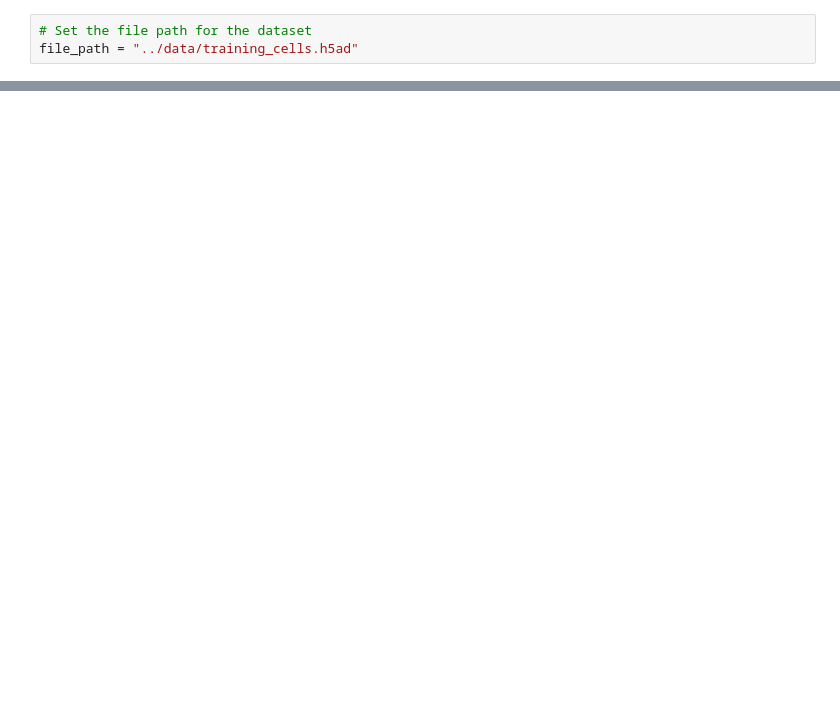
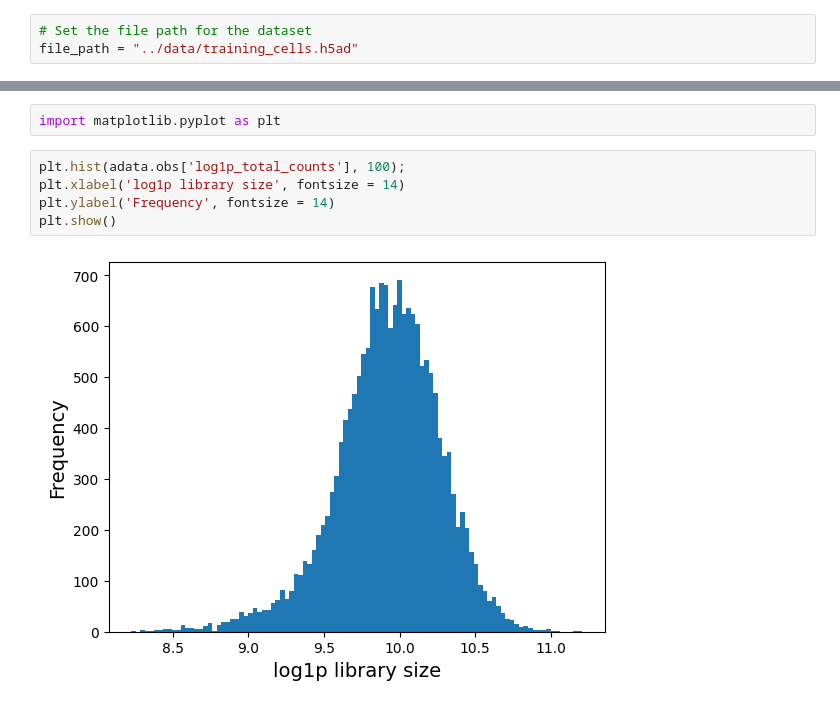
Before and after one commit to nayoungku1/myllia, a Jupyter notebook: notebook/eda-anndata.ipynb, the cells around one changed output, grey strips where cells are left out. Saved outputs shown, nothing was run; the diff lists cells and outputs as text; blank space fills up the shorter version.

```diff
--- a/notebook/eda-anndata.ipynb
+++ b/notebook/eda-anndata.ipynb
@@ -49,0 +163,9 @@ df_all.describe()
+# %%
+import matplotlib.pyplot as plt
+# %%
+plt.hist(adata.obs['log1p_total_counts'], 100);
+plt.xlabel('log1p library size', fontsize = 14)
+plt.ylabel('Frequency', fontsize = 14)
+plt.show()
+# %% [output]
+[figure, added]
```
Also changed, not shown: parts of 39 cells of this notebook.
